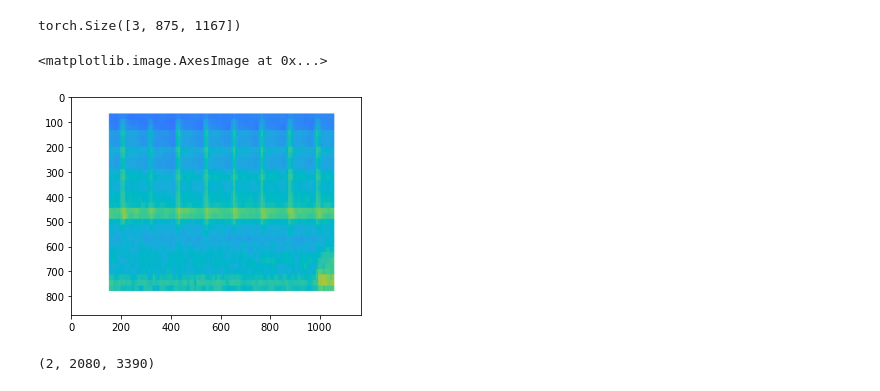
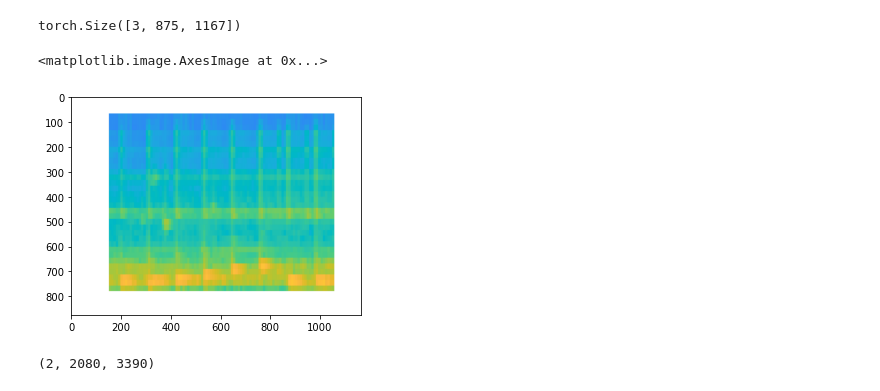
Before and after one commit to SeanSDarcy2001/kanoldLab, a Jupyter notebook: 2pDataloader.ipynb, the cells around one changed output. Cells and saved outputs as stored; diff of their text form; code cells hidden in the pictures.

```diff
--- a/2pDataloader.ipynb
+++ b/2pDataloader.ipynb
@@ -49,14 +49,14 @@ class NeuralDataset(Dataset) :
 dataset = NeuralDataset(bin, specs, stimHist)
 dataloader = DataLoader(dataset, batch_size=1, shuffle=False, num_workers=0)
 # %%
-neu, spec = dataset[1]
+neu, spec = dataset[5]
 
 print(spec.shape)
 plt.imshow(spec.permute(1,2,0))
 #neu shape is [repetition (2) x neurons (2048) x 15 (frames)]
 # %% [output]
 torch.Size([3, 875, 1167])
 <matplotlib.image.AxesImage at 0x...>
-[figure, old version]
+[figure, new version]
 # %%
 #visualize spikemaps
```
Also changed, not shown: parts of 3 cells of this notebook.
